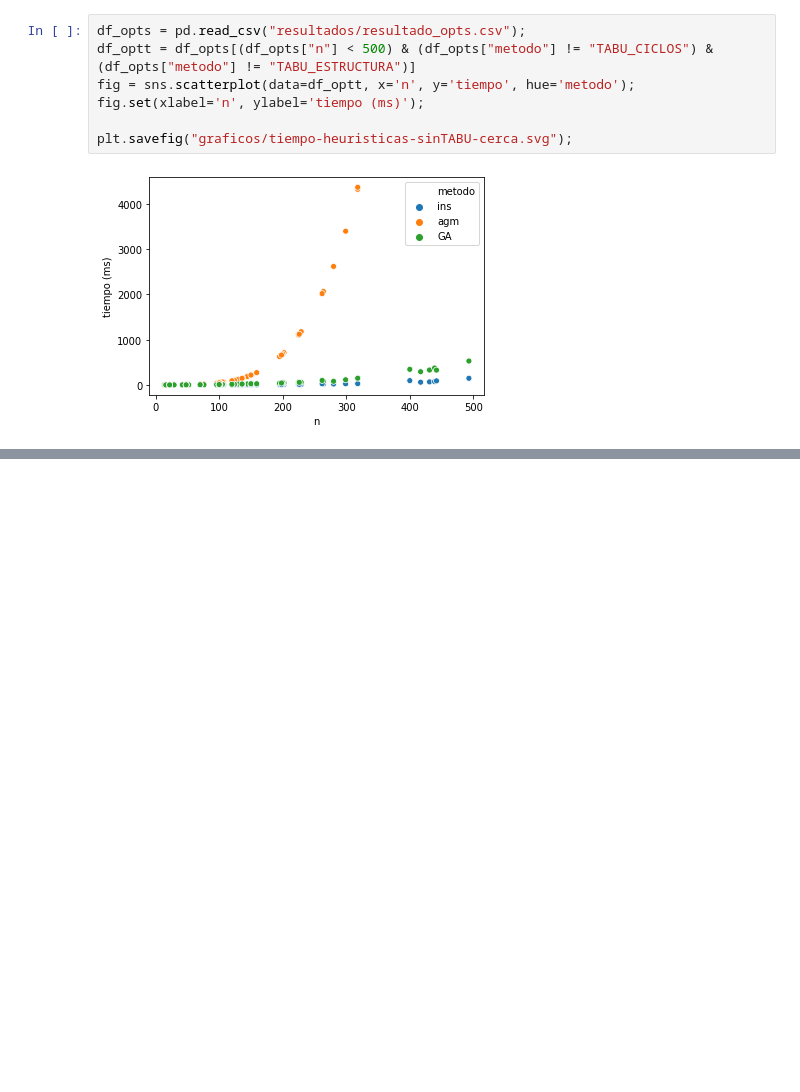
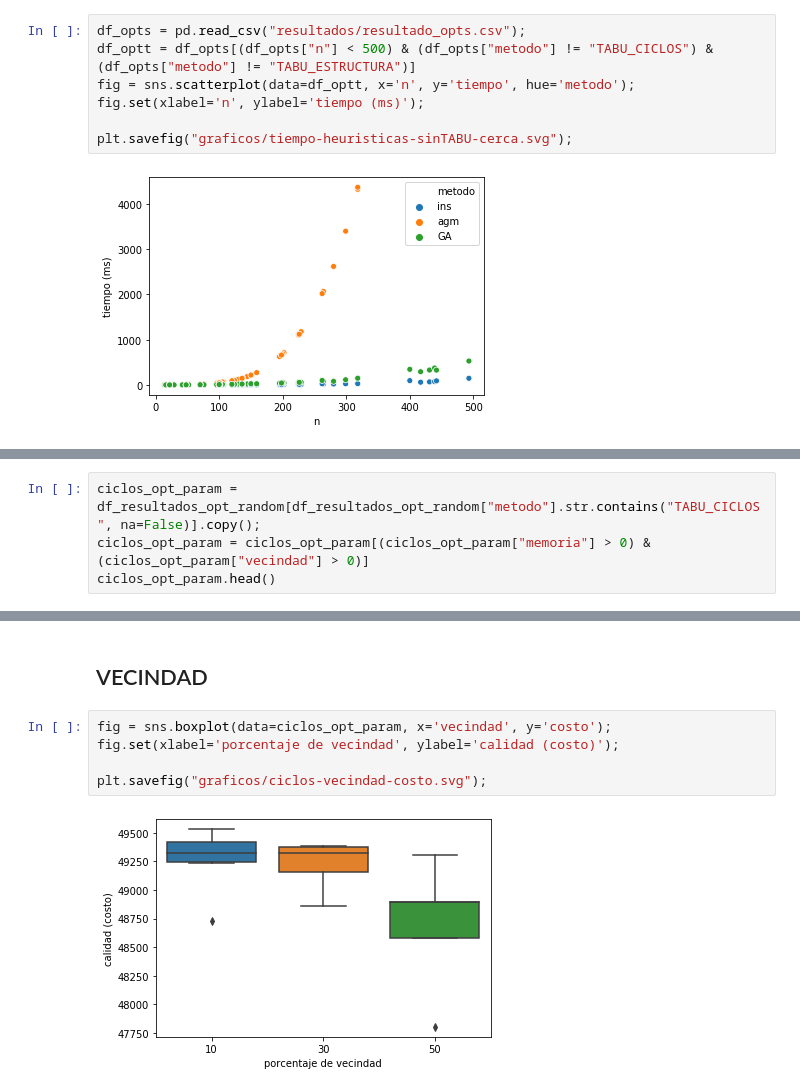
Before and after one commit to maltenzo/algo3-tp2, a Jupyter notebook: Python/Analisis.ipynb, the cells around one changed output, grey strips where cells are left out. Saved outputs shown, nothing was run; the diff lists cells and outputs as text; blank space fills up the shorter version.

```diff
--- a/Python/Analisis.ipynb
+++ b/Python/Analisis.ipynb
@@ -151,0 +156,4 @@ plt.savefig("graficos/tiempo-heuristicas-sinTABU-cerca.svg");
+# %%
+ciclos_opt_param = df_resultados_opt_random[df_resultados_opt_random["metodo"].str.contains("TABU_CICLOS", na=False)].copy();
+ciclos_opt_param = ciclos_opt_param[(ciclos_opt_param["memoria"] > 0) & (ciclos_opt_param["vecindad"] > 0)]
+ciclos_opt_param.head()
@@ -151,0 +167,9 @@ plt.savefig("graficos/tiempo-heuristicas-sinTABU-cerca.svg");
+# %% [markdown]
+## VECINDAD
+# %%
+fig = sns.boxplot(data=ciclos_opt_param, x='vecindad', y='costo');
+fig.set(xlabel='porcentaje de vecindad', ylabel='calidad (costo)');
+
+plt.savefig("graficos/ciclos-vecindad-costo.svg");
+# %% [output]
+[figure, added]
```
Also changed, not shown: parts of 21 cells of this notebook, 7 other files.
